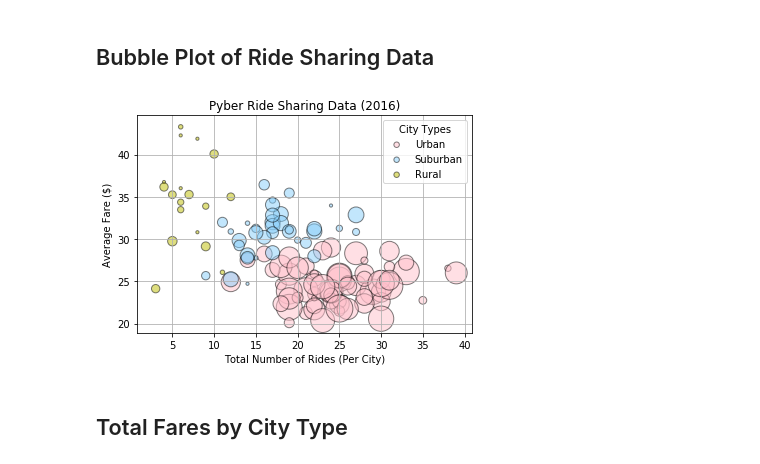
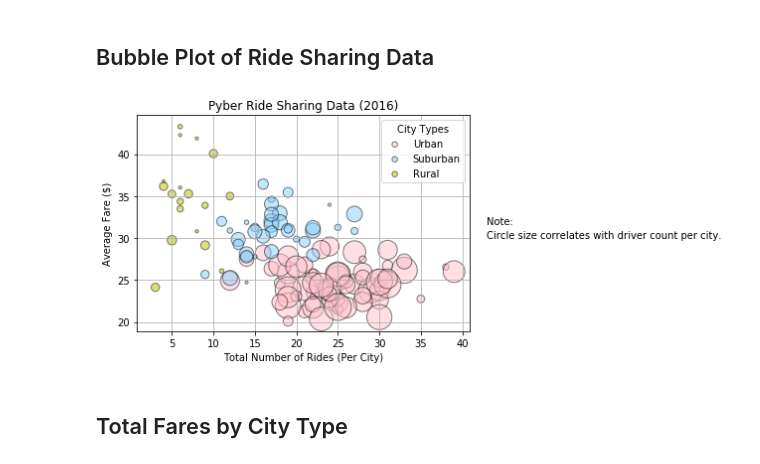
Before and after one commit to LosXabo-dabc-hub/Walsh_DABC_HW, a Jupyter notebook: Homework_5/Pyber/HW5_pyber_walsh.ipynb, the cells around one changed output. Saved outputs shown, nothing was run; the diff lists cells and outputs as text; code cells hidden in the pictures.

Commit message:
added note to bubble plot

```diff
--- a/Homework_5/Pyber/HW5_pyber_walsh.ipynb
+++ b/Homework_5/Pyber/HW5_pyber_walsh.ipynb
@@ -81,34 +81,40 @@ city_summary.head()
 #Data source
 ctyps = ['Urban','Suburban','Rural']
 for x in ctyps:
     filtered_city_summary = city_summary[city_summary['City Type']==x]
     x = filtered_city_summary['Total Rides']
     y = filtered_city_summary['Average Fare']
     z = filtered_city_summary['Total Drivers']
     #for color per city type:
     c = np.where(filtered_city_summary["City Type"]=='Urban','pink',
              (np.where(filtered_city_summary['City Type']=='Suburban','lightskyblue', 'y')))
     plt.scatter(x, y, s=z*10, alpha=0.5, facecolors= c, edgecolors="black" )
 
 # Adding grid, title, and labels
 plt.grid(True)
 plt.title('Pyber Ride Sharing Data (2016)')
 plt.xlabel('Total Number of Rides (Per City)')
 plt.ylabel('Average Fare ($)')
 
+# Adding note on right hand side
+textstr = ('Note:')
+plt.text(.94, 0.5, textstr, fontsize=10, transform=plt.gcf().transFigure)
+textstr = ('Circle size correlates with driver count per city.')
+plt.text(.94, 0.45, textstr, fontsize=10, transform=plt.gcf().transFigure)
+
 # Create a legend for our chart
 lgnd = plt.legend(['Urban', 'Suburban', 'Rural'], loc=1, title="City Types", scatterpoints=1,ncol=1)
 lgnd.legendHandles[0]._sizes = [30]
 lgnd.legendHandles[1]._sizes = [30]
 lgnd.legendHandles[2]._sizes = [30]
 
 # Save bubble plot
 plt.savefig('BubblePlotOfRideSharingData.png')
 
 # Show bubble plot
 plt.show()
 # %% [output]
-[figure, old version]
+[figure, new version]
 # %% [markdown]
 ## Total Fares by City Type
 # %%
```
Also changed, not shown: 1 other file.
